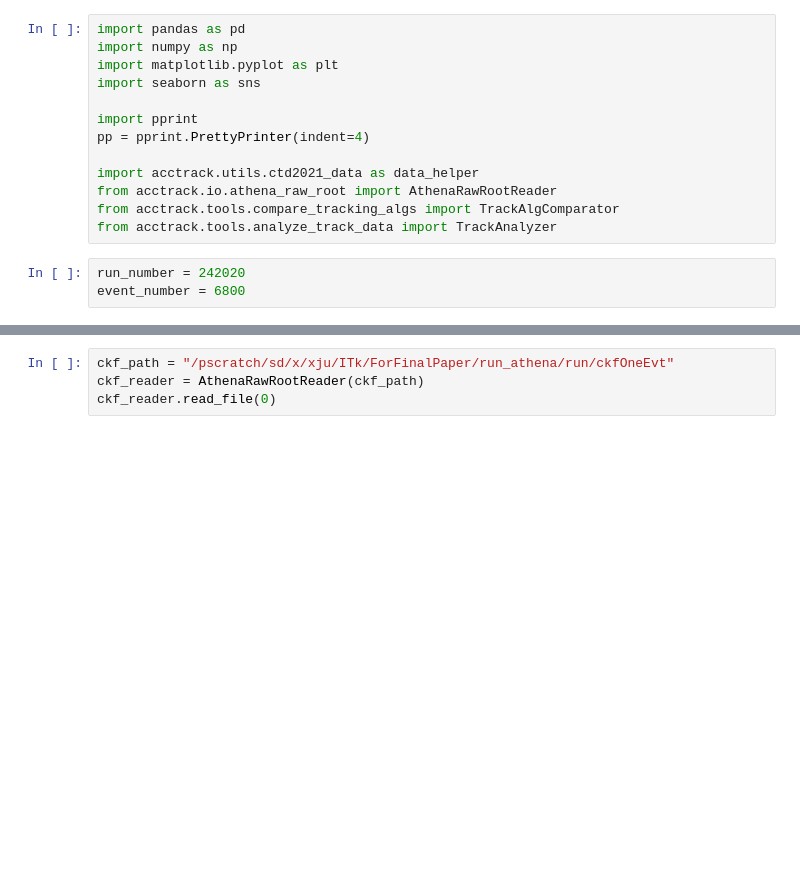
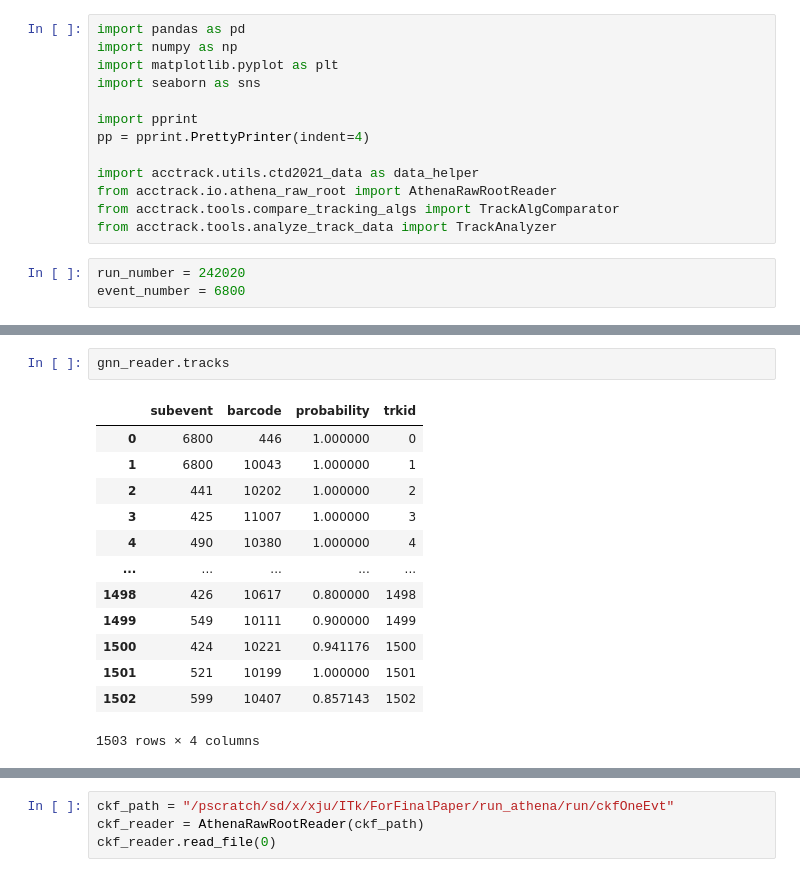
Before and after one commit to xju2/visual_tracks, a Jupyter notebook: notebooks/1.1compare_ckf_with_GNN-rel24.ipynb, the cells around one changed output, grey strips where cells are left out. Cells and saved outputs as stored; diff of their text form; blank space fills up the shorter version.

```diff
--- a/notebooks/1.1compare_ckf_with_GNN-rel24.ipynb
+++ b/notebooks/1.1compare_ckf_with_GNN-rel24.ipynb
@@ -27,0 +55,16 @@ Tree GNN4ITk is not in /pscratch/sd/x/xju/ITk/ForFinalPaper/run_athena/run/GNN4P
+# %%
+gnn_reader.tracks
+# %% [output]
+|  | subevent | barcode | probability | trkid |
+| 0 | 6800 | 446 | 1.000000 | 0 |
+| 1 | 6800 | 10043 | 1.000000 | 1 |
+| 2 | 441 | 10202 | 1.000000 | 2 |
+| 3 | 425 | 11007 | 1.000000 | 3 |
+| 4 | 490 | 10380 | 1.000000 | 4 |
+| ... | ... | ... | ... | ... |
+| 1498 | 426 | 10617 | 0.800000 | 1498 |
+| 1499 | 549 | 10111 | 0.900000 | 1499 |
+| 1500 | 424 | 10221 | 0.941176 | 1500 |
+| 1501 | 521 | 10199 | 1.000000 | 1501 |
+| 1502 | 599 | 10407 | 0.857143 | 1502 |
+1503 rows × 4 columns
```
Also changed, not shown: parts of 26 cells of this notebook, 2 other files.
